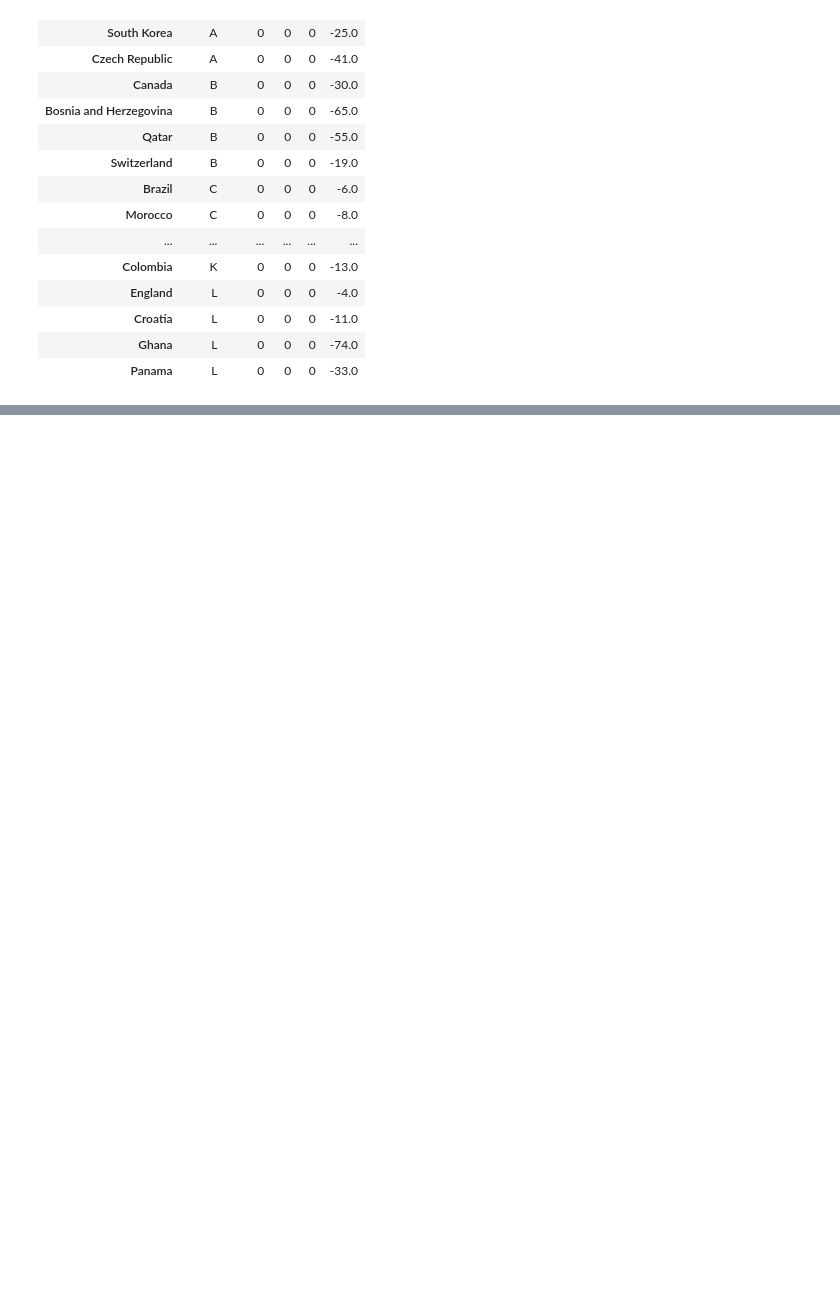
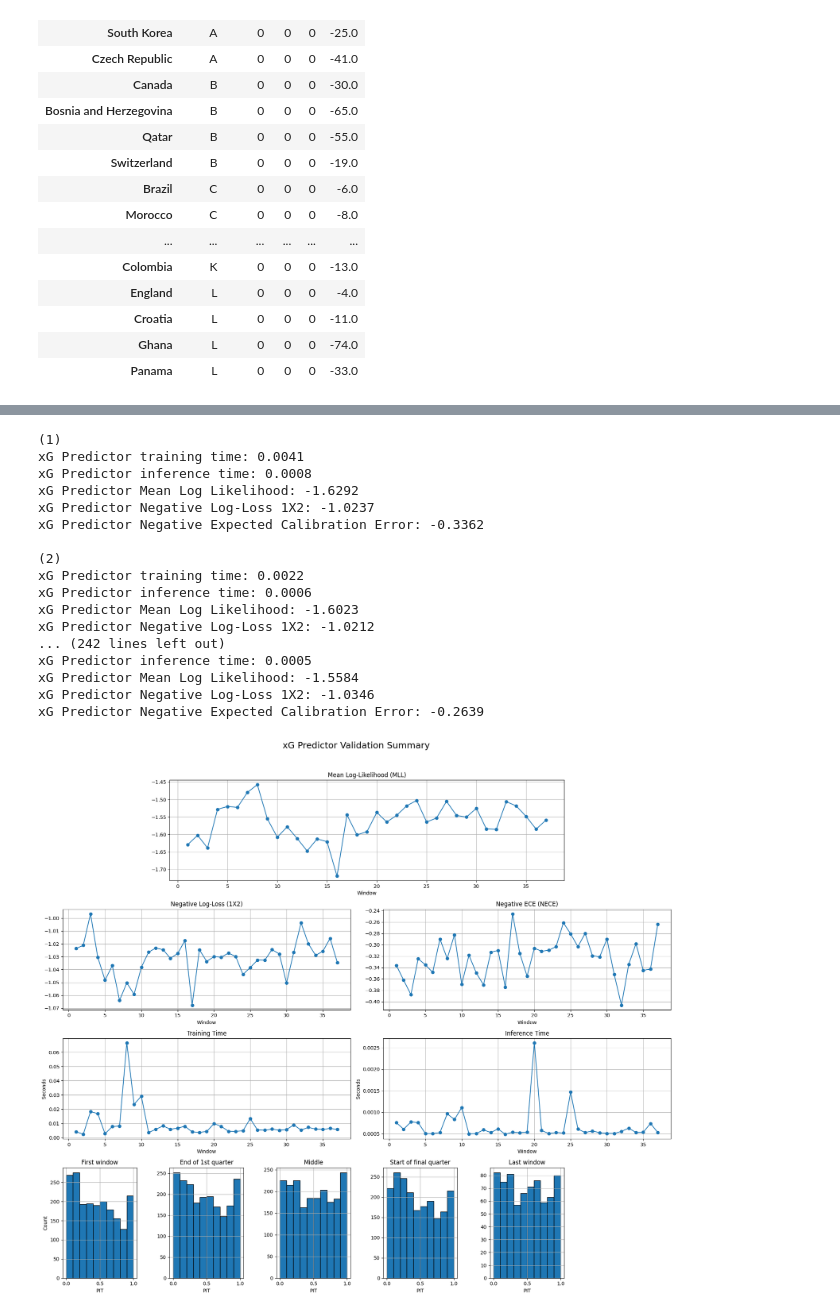
Before and after one commit to diegocomfort/World_Cup_2026, a Jupyter notebook: world-cup-simulation.sync.ipynb, the cells around one changed output, grey strips where cells are left out. Drawn from its saved outputs; the diff is of its cells as text; code cells hidden in the pictures; blank space fills up the shorter version.

```diff
--- a/world-cup-simulation.sync.ipynb
+++ b/world-cup-simulation.sync.ipynb
@@ -647,0 +1332,24 @@ draw_dynamic_bracket(t.matches)
+# %%
+validator = ModelValidator(PoissonRegressor, data.entries[for_maher], data.entries['goals_scored'])
+validator.validate()
+summaries['Maher Model'] = validator.get_summary()
+validator.plot_xg_predictor_summary()
+# %% [output]
+(1)
+xG Predictor training time: 0.0041
+xG Predictor inference time: 0.0008
+xG Predictor Mean Log Likelihood: -1.6292
+xG Predictor Negative Log-Loss 1X2: -1.0237
+xG Predictor Negative Expected Calibration Error: -0.3362
+
+(2)
+xG Predictor training time: 0.0022
+xG Predictor inference time: 0.0006
+xG Predictor Mean Log Likelihood: -1.6023
+xG Predictor Negative Log-Loss 1X2: -1.0212
+... (242 lines left out)
+xG Predictor inference time: 0.0005
+xG Predictor Mean Log Likelihood: -1.5584
+xG Predictor Negative Log-Loss 1X2: -1.0346
+xG Predictor Negative Expected Calibration Error: -0.2639
+[figure, added]
```
Also changed, not shown: parts of 32 cells of this notebook, 1 other file.
